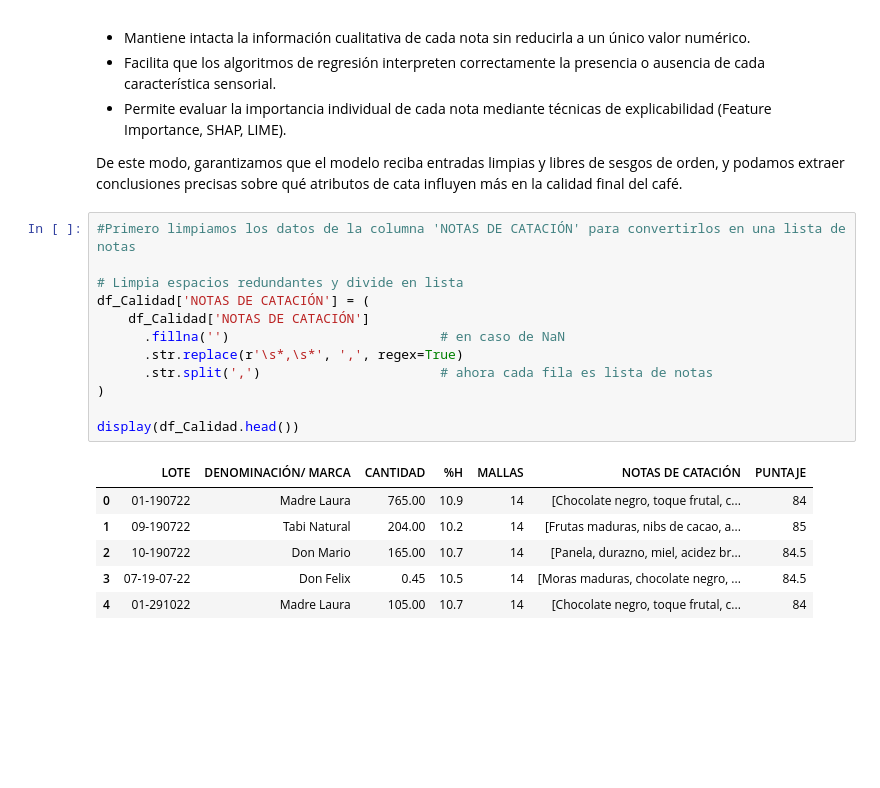
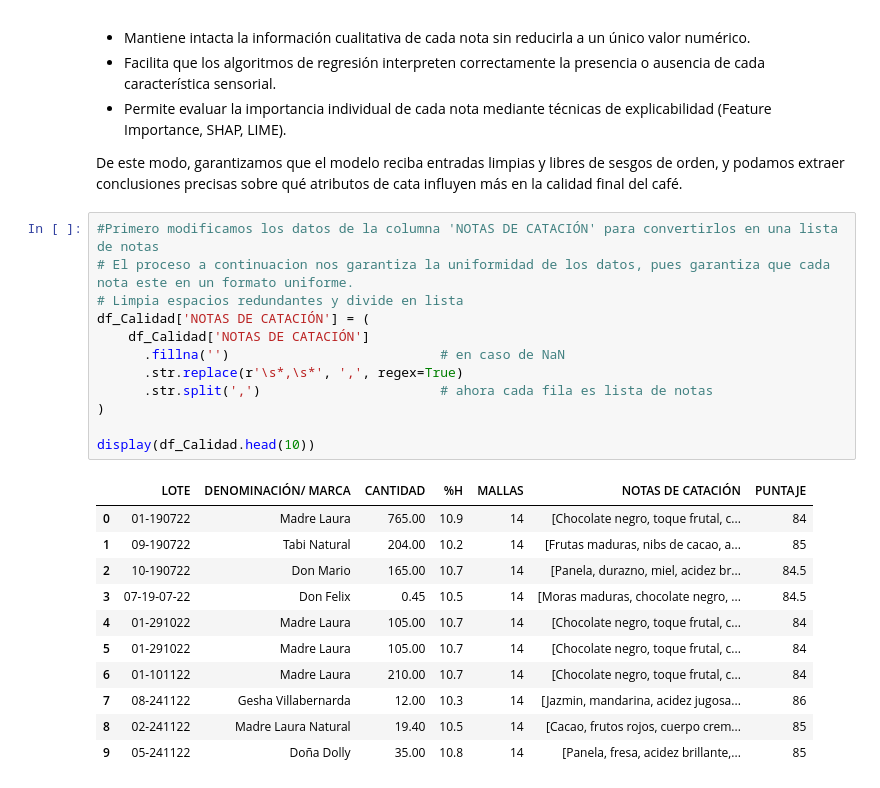
Before and after one commit to RicardoLoperaV/coffee-quality-regression, a Jupyter notebook: Coffee_Cup_Score.ipynb, the cells around one changed output. Drawn from its saved outputs; the diff is of its cells as text; blank space fills up the shorter version.

```diff
--- a/Coffee_Cup_Score.ipynb
+++ b/Coffee_Cup_Score.ipynb
@@ -151,21 +177,26 @@ Este enfoque:
 
 De este modo, garantizamos que el modelo reciba entradas limpias y libres de sesgos de orden, y podamos extraer conclusiones precisas sobre qué atributos de cata influyen más en la calidad final del café.
 # %%
-#Primero limpiamos los datos de la columna 'NOTAS DE CATACIÓN' para convertirlos en una lista de notas
-
+#Primero modificamos los datos de la columna 'NOTAS DE CATACIÓN' para convertirlos en una lista de notas
+# El proceso a continuacion nos garantiza la uniformidad de los datos, pues garantiza que cada nota este en un formato uniforme.
 # Limpia espacios redundantes y divide en lista
 df_Calidad['NOTAS DE CATACIÓN'] = (
     df_Calidad['NOTAS DE CATACIÓN']
       .fillna('')                           # en caso de NaN
       .str.replace(r'\s*,\s*', ',', regex=True)
       .str.split(',')                       # ahora cada fila es lista de notas
 )
 
-display(df_Calidad.head())
+display(df_Calidad.head(10))
 # %% [output]
 |  | LOTE | DENOMINACIÓN/ MARCA | CANTIDAD | %H | MALLAS | NOTAS DE CATACIÓN | PUNTAJE |
 | 0 | 01-190722 | Madre Laura | 765.00 | 10.9 | 14 | [Chocolate negro, toque frutal, c... | 84 |
 | 1 | 09-190722 | Tabi Natural | 204.00 | 10.2 | 14 | [Frutas maduras, nibs de cacao, a... | 85 |
 | 2 | 10-190722 | Don Mario | 165.00 | 10.7 | 14 | [Panela, durazno, miel, acidez br... | 84.5 |
 | 3 | 07-19-07-22 | Don Felix | 0.45 | 10.5 | 14 | [Moras maduras, chocolate negro, ... | 84.5 |
 | 4 | 01-291022 | Madre Laura | 105.00 | 10.7 | 14 | [Chocolate negro, toque frutal, c... | 84 |
+| 5 | 01-291022 | Madre Laura | 105.00 | 10.7 | 14 | [Chocolate negro, toque frutal, c... | 84 |
+| 6 | 01-101122 | Madre Laura | 210.00 | 10.7 | 14 | [Chocolate negro, toque frutal, c... | 84 |
+| 7 | 08-241122 | Gesha Villabernarda | 12.00 | 10.3 | 14 | [Jazmin, mandarina, acidez jugosa... | 86 |
+| 8 | 02-241122 | Madre Laura Natural | 19.40 | 10.5 | 14 | [Cacao, frutos rojos, cuerpo crem... | 85 |
+| 9 | 05-241122 | Doña Dolly | 35.00 | 10.8 | 14 | [Panela, fresa, acidez brillante,... | 85 |
```
Also changed, not shown: parts of 10 cells of this notebook.
